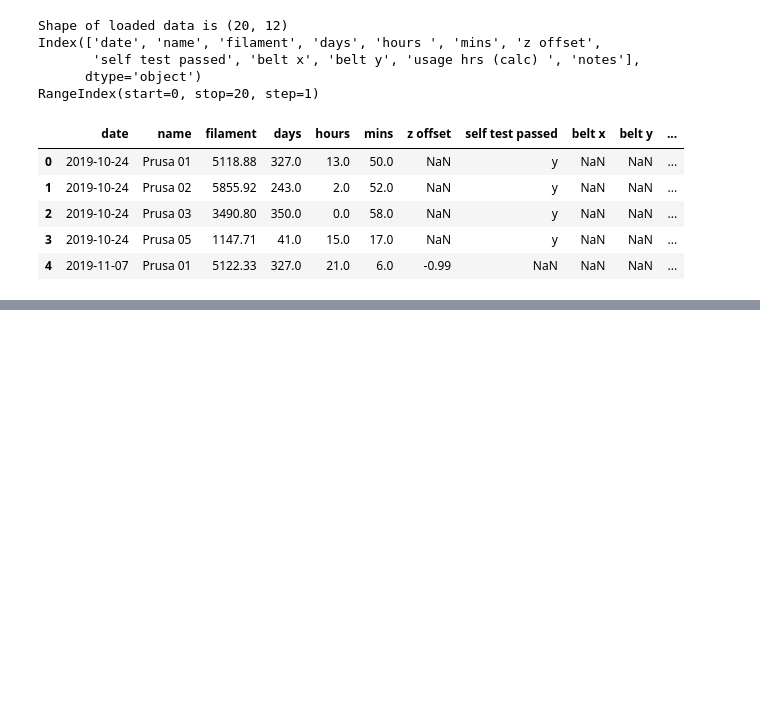
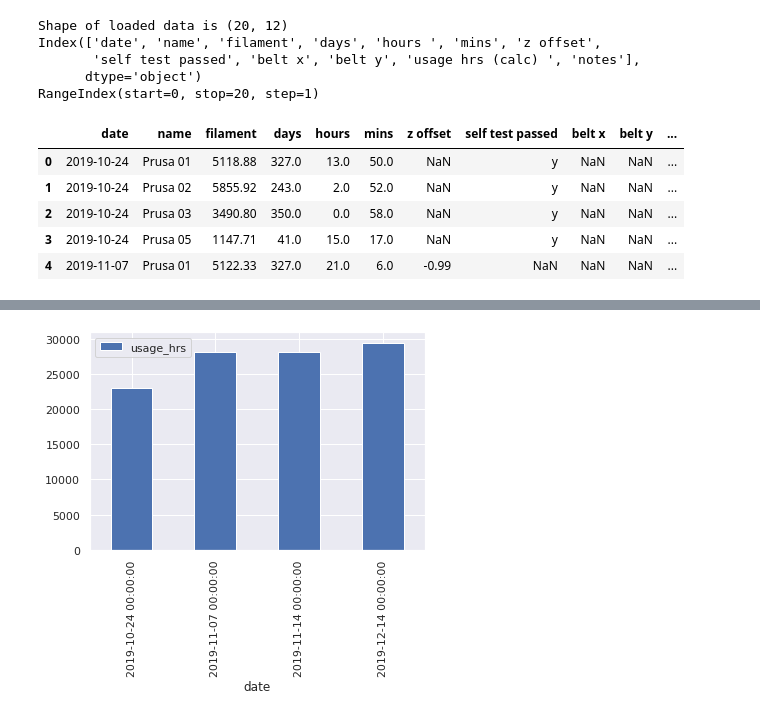
Before and after one commit to rgordon/barn-printer-logs, a Jupyter notebook: notebooks/examine-printer-logs.ipynb, the cells around one changed output, grey strips where cells are left out. Saved outputs shown, nothing was run; the diff lists cells and outputs as text; code cells hidden in the pictures; blank space fills up the shorter version.

```diff
--- a/notebooks/examine-printer-logs.ipynb
+++ b/notebooks/examine-printer-logs.ipynb
@@ -66,0 +143,5 @@ df_printers.head()
+# %%
+df_by_date.plot(y='usage_hrs', kind='bar')
+plt.show()
+# %% [output]
+[figure, added]
```
Also changed, not shown: parts of 17 cells of this notebook.
